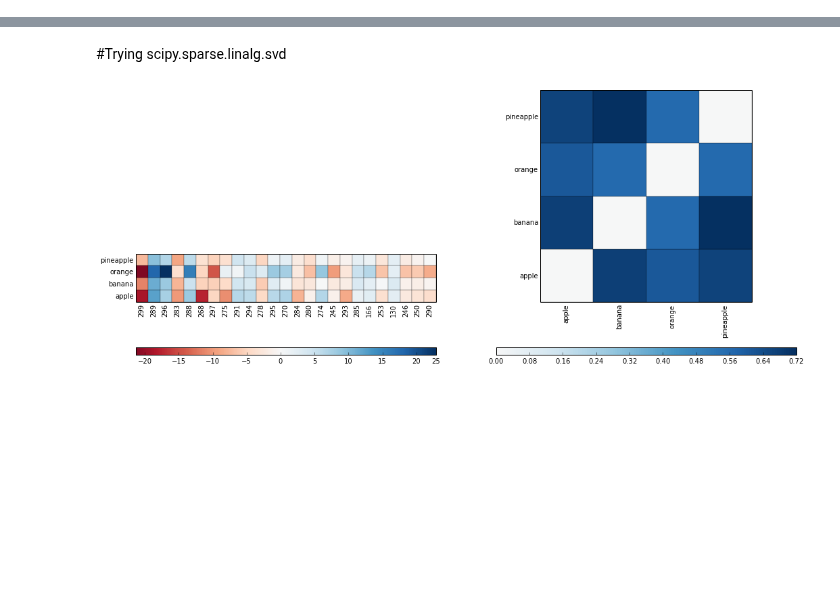
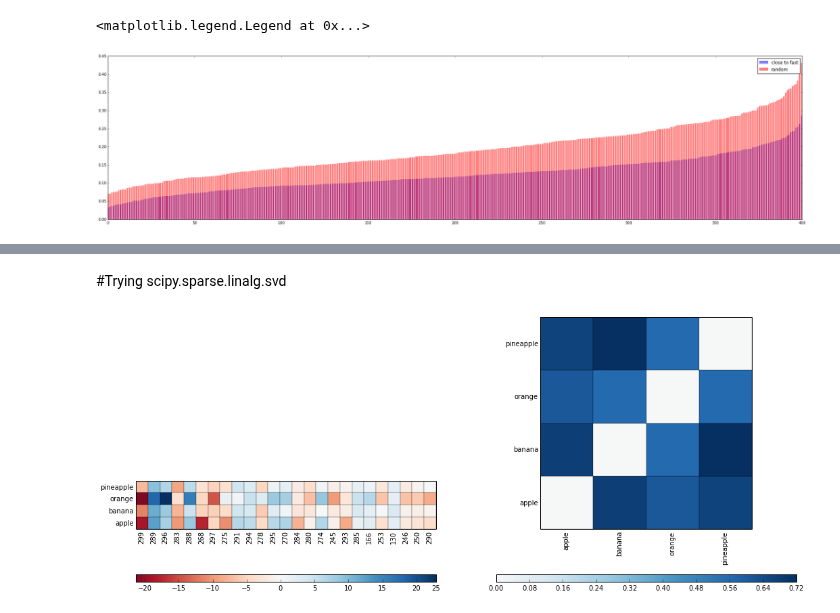
Before and after one commit to undertherain/vsmlib, a Jupyter notebook: python/matrices.ipynb, the cells around one changed output, grey strips where cells are left out. Drawn from its saved outputs; the diff is of its cells as text; code cells hidden in the pictures; blank space fills up the shorter version.

```diff
--- a/python/matrices.ipynb
+++ b/python/matrices.ipynb
@@ -95,0 +84,10 @@ m.get_most_similar_words("slow")
+# %%
+v1=m.get_row("fast")
+lst_results=[]
+for w in m.vocabulary.lst_words:
+    v2=m.get_row(w)
+    distance=scipy.spatial.distance.euclidean(v1,v2)
+    lst_results.append((w,distance))
+    lst_results=sorted(lst_results,key=lambda x: x[1])
+    lst_results=lst_results[:10]
+lst_results
@@ -95,0 +112,13 @@ m.get_most_similar_words("slow")
+# %%
+words_of_interest=[i[0] for i in lst_results]
+rows=vsmlib.visualize.wordlist_to_rows(m,words_of_interest)
+row_std = np.std(rows, axis=0, dtype=None, out=None, keepdims=False)
+plt.bar(range(0,len(row_std)), row_std[row_std.argsort()], linewidth  = 0, color="b", alpha = 0.5,  label="close to fast")
+words_of_interest=["run","zero","banana","london","red","cold","human","tea"]
+rows=vsmlib.visualize.wordlist_to_rows(m,words_of_interest)
+row_std = np.std(rows, axis=0, dtype=None, out=None, keepdims=False)
+plt.bar(range(0,len(row_std)), row_std[row_std.argsort()], linewidth  = 0, color="r", alpha = 0.5,  label="random")
+plt.legend()
+# %% [output]
+<matplotlib.legend.Legend at 0x...>
+[figure, added]
```
Also changed, not shown: parts of 12 cells of this notebook, 11 other files.
